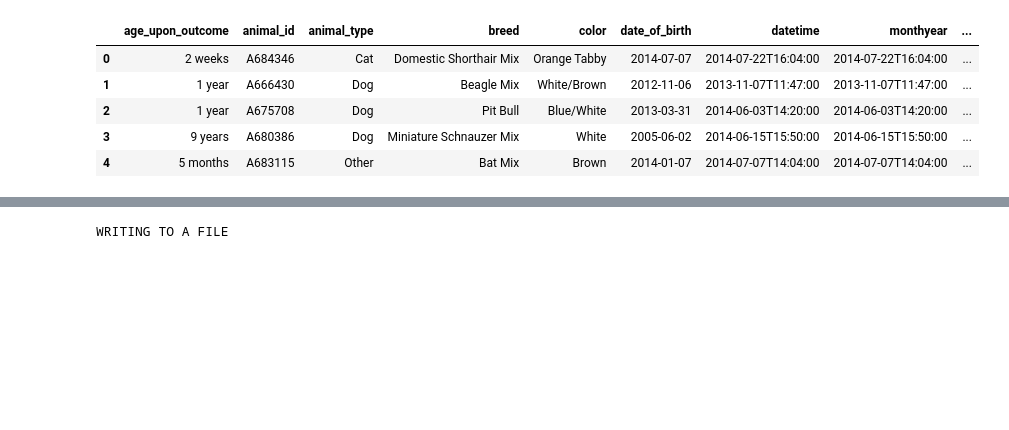
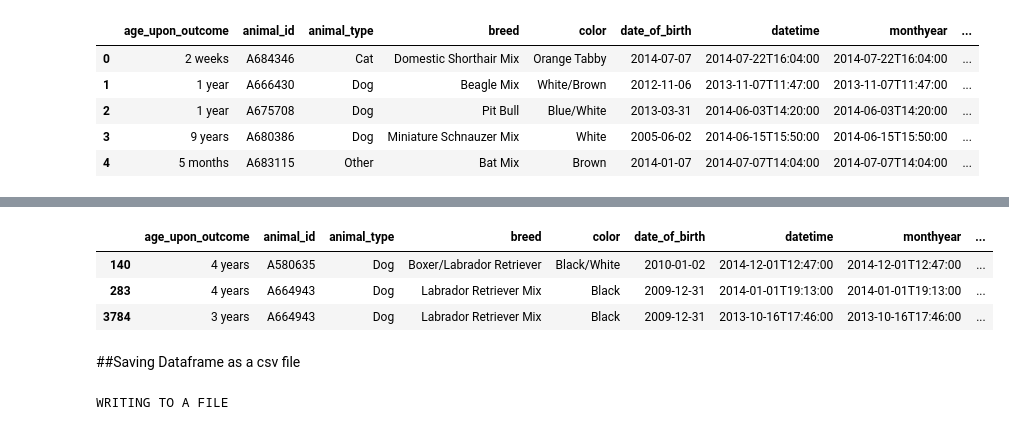
Before and after one commit to navneetkrc/Deep-Learning-Experiments-implemented-using-Google-Colab, a Jupyter notebook: Basics/Pandas_basics.ipynb, the cells around one changed output, grey strips where cells are left out. Cells and saved outputs as stored; diff of their text form; code cells hidden in the pictures; blank space fills up the shorter version.

```diff
--- a/Basics/Pandas_basics.ipynb
+++ b/Basics/Pandas_basics.ipynb
@@ -296,3 +448,12 @@ df.head()
+# %%
+df.nlargest(3,'week_of_birth')
+# %% [output]
+|  | age_upon_outcome | animal_id | animal_type | breed | color | date_of_birth | datetime | monthyear | ... |
+| 140 | 4 years | A580635 | Dog | Boxer/Labrador Retriever | Black/White | 2010-01-02 | 2014-12-01T12:47:00 | 2014-12-01T12:47:00 | ... |
+| 283 | 4 years | A664943 | Dog | Labrador Retriever Mix | Black | 2009-12-31 | 2014-01-01T19:13:00 | 2014-01-01T19:13:00 | ... |
+| 3784 | 3 years | A664943 | Dog | Labrador Retriever Mix | Black | 2009-12-31 | 2013-10-16T17:46:00 | 2013-10-16T17:46:00 | ... |
+# %% [markdown]
+##Saving Dataframe as a csv file
 # %%
 print("WRITING TO A FILE")
 df.to_csv("new_name_of_file.csv")
```
Also changed, not shown: parts of 24 cells of this notebook.
